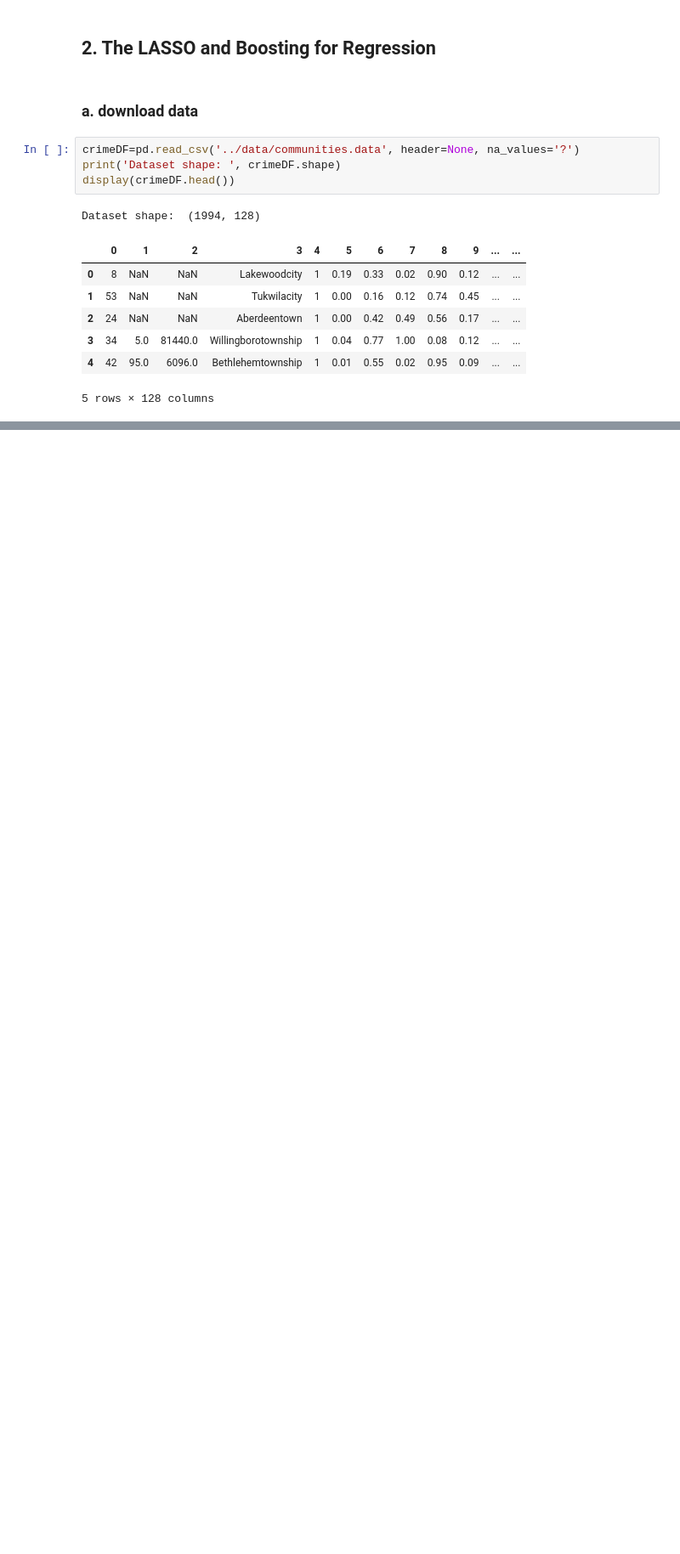
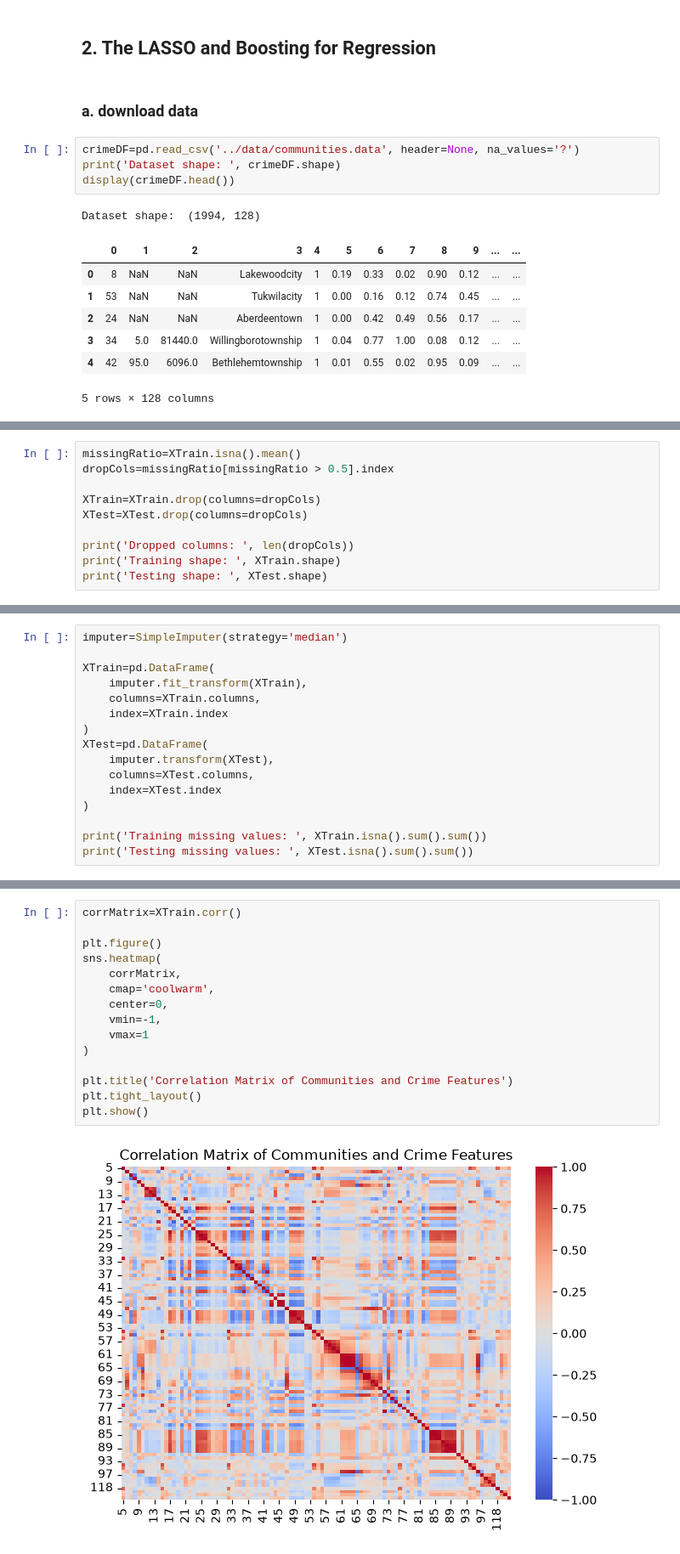
Before and after one commit to yjli27/DSCI552-HW5, a Jupyter notebook: notebook/Li_Yi-Ning_HW5.ipynb, the cells around one changed output, grey strips where cells are left out. Shown at 85% size. Drawn from its saved outputs; the diff is of its cells as text; blank space fills up the shorter version.

```diff
--- a/notebook/Li_Yi-Ning_HW5.ipynb
+++ b/notebook/Li_Yi-Ning_HW5.ipynb
@@ -185,0 +235,10 @@ Testing shape:  (499, 128)
+# %%
+missingRatio=XTrain.isna().mean()
+dropCols=missingRatio[missingRatio > 0.5].index
+
+XTrain=XTrain.drop(columns=dropCols)
+XTest=XTest.drop(columns=dropCols)
+
+print('Dropped columns: ', len(dropCols))
+print('Training shape: ', XTrain.shape)
+print('Testing shape: ', XTest.shape)
@@ -185,0 +249,16 @@ Testing shape:  (499, 128)
+# %%
+imputer=SimpleImputer(strategy='median')
+
+XTrain=pd.DataFrame(
+    imputer.fit_transform(XTrain),
+    columns=XTrain.columns,
+    index=XTrain.index
+)
+XTest=pd.DataFrame(
+    imputer.transform(XTest),
+    columns=XTest.columns,
+    index=XTest.index
+)
+
+print('Training missing values: ', XTrain.isna().sum().sum())
+print('Testing missing values: ', XTest.isna().sum().sum())
@@ -185,0 +272,17 @@ Testing shape:  (499, 128)
+# %%
+corrMatrix=XTrain.corr()
+
+plt.figure()
+sns.heatmap(
+    corrMatrix,
+    cmap='coolwarm',
+    center=0,
+    vmin=-1,
+    vmax=1
+)
+
+plt.title('Correlation Matrix of Communities and Crime Features')
+plt.tight_layout()
+plt.show()
+# %% [output]
+[figure, added]
```
Also changed, not shown: parts of 27 cells of this notebook.
